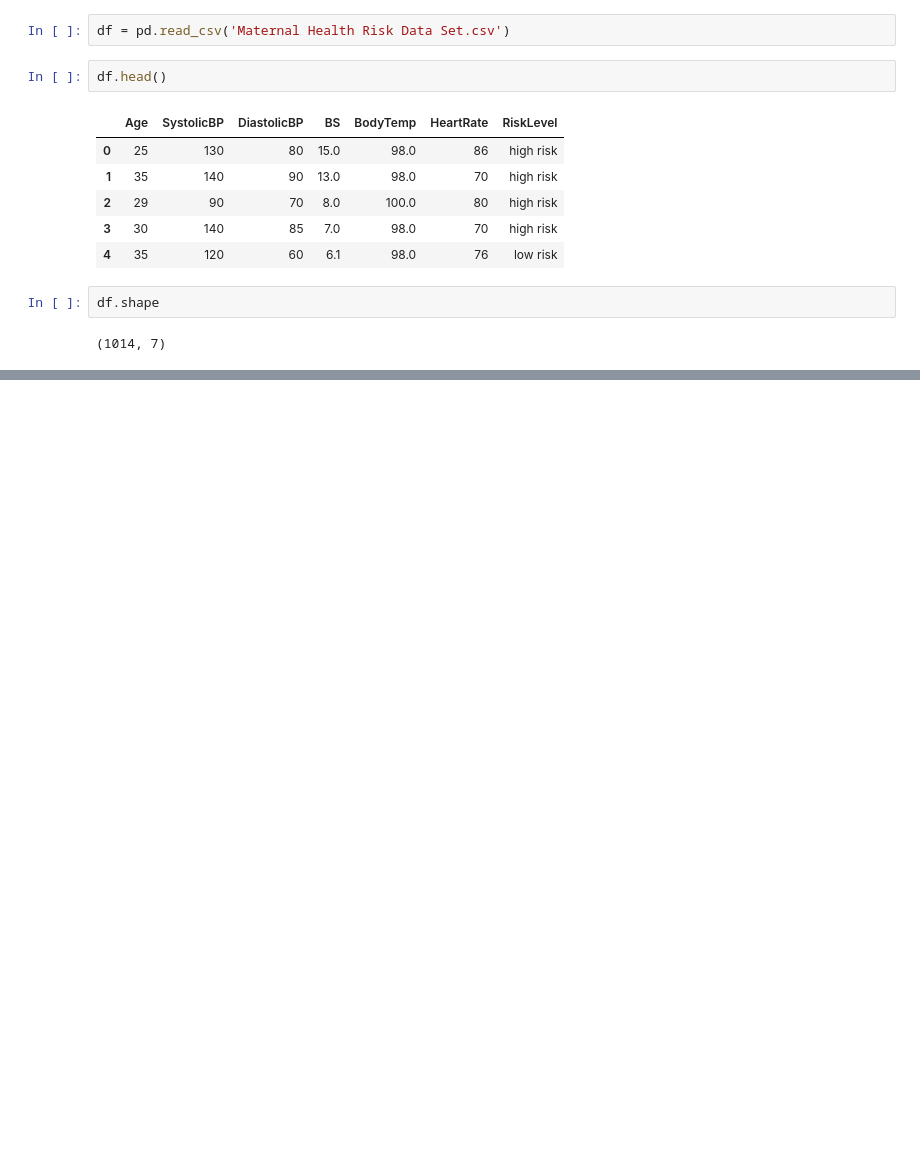
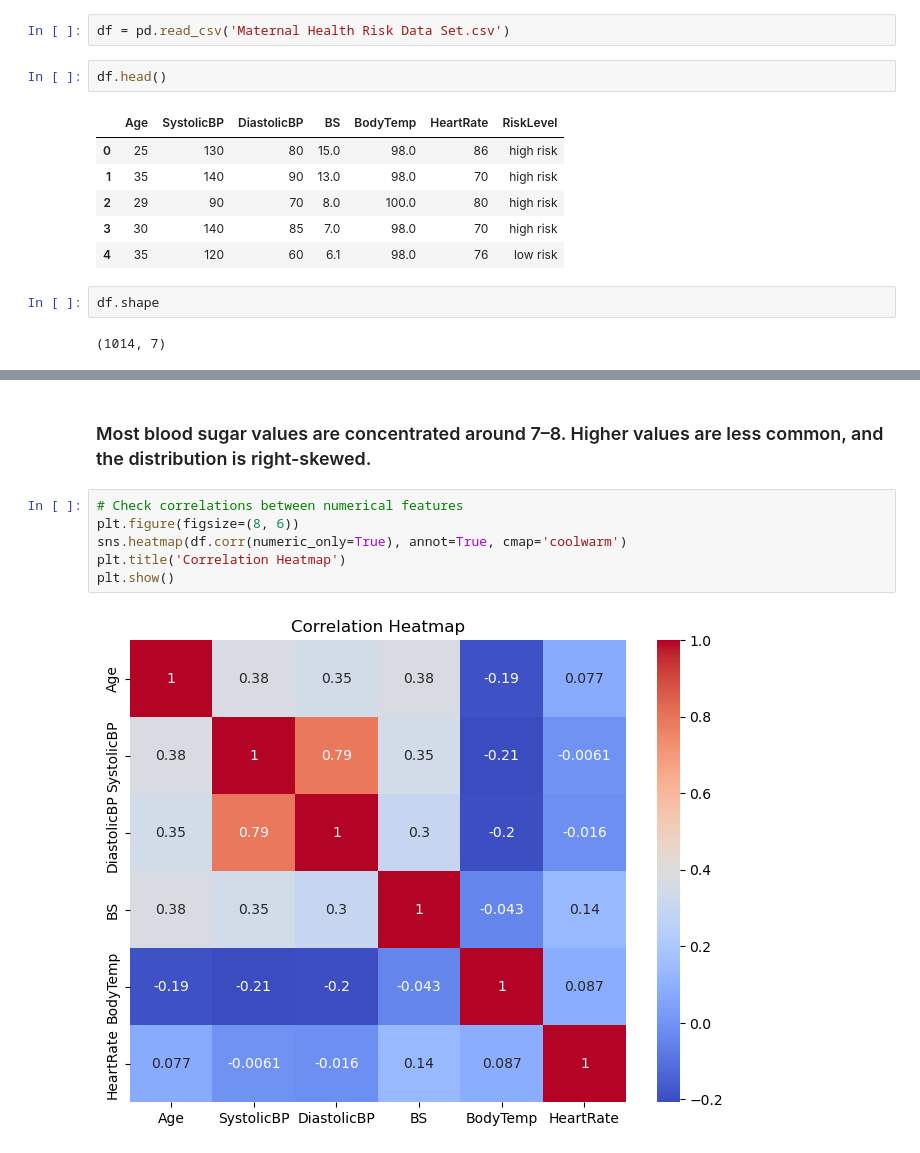
Before and after one commit to Munkhzaya-pom/ML_CA1, a Jupyter notebook: Munkhzaya_ML_Sept26 .ipynb, the cells around one changed output, grey strips where cells are left out. Cells and saved outputs as stored; diff of their text form; blank space fills up the shorter version.

```diff
--- a/Munkhzaya_ML_Sept26 .ipynb
+++ b/Munkhzaya_ML_Sept26 .ipynb
@@ -17,0 +132,10 @@ df.shape
+# %% [markdown]
+### Most blood sugar values are concentrated around 7–8. Higher values are less common, and the distribution is right-skewed.
+# %%
+# Check correlations between numerical features
+plt.figure(figsize=(8, 6))
+sns.heatmap(df.corr(numeric_only=True), annot=True, cmap='coolwarm')
+plt.title('Correlation Heatmap')
+plt.show()
+# %% [output]
+[figure, added]
```
Also changed, not shown: parts of 27 cells of this notebook.
